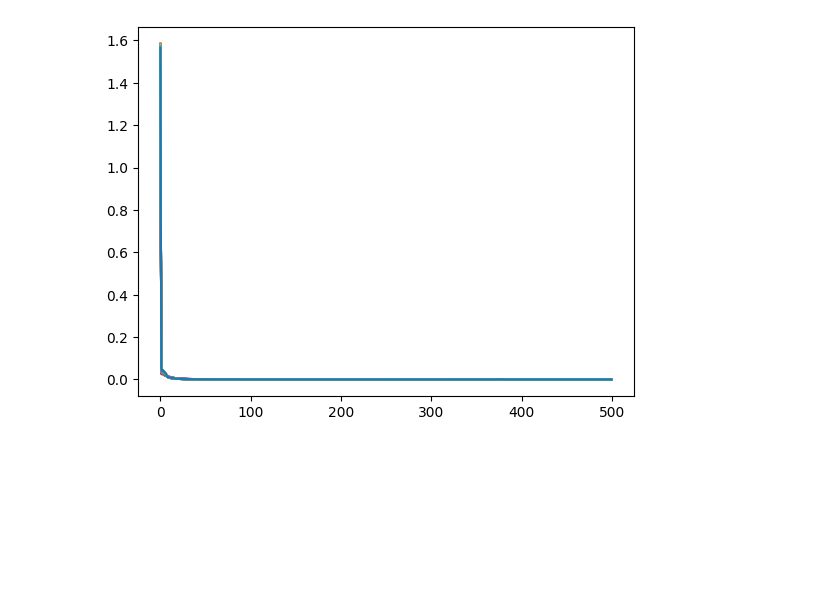
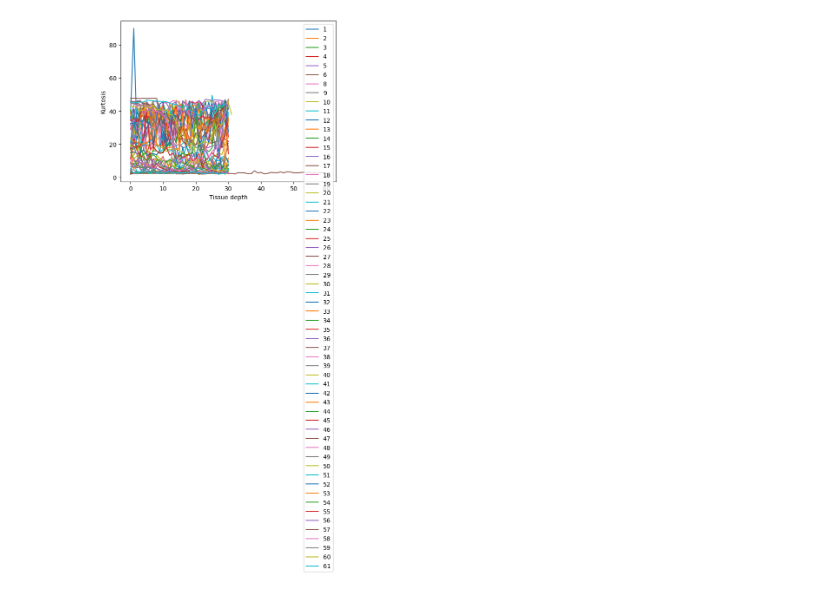
Before and after one commit to siemdejong/skinstression, a Jupyter notebook: notebooks/19-sjg-kurtosis.ipynb, the cells around one changed output. Drawn from its saved outputs; the diff is of its cells as text; code cells hidden in the pictures; blank space fills up the shorter version.

Commit message:
Calculate kurtosis per stack

```diff
--- a/notebooks/19-sjg-kurtosis.ipynb
+++ b/notebooks/19-sjg-kurtosis.ipynb
@@ -36,4 +36,8 @@ def select_channel(img, channel=0):
         return img[:, :, channel]
     except IndexError:
         return img
+# %%
+def select_high_frequencies(spectrum: np.ndarray, threshold: float):
+    frequencies = np.linspace(0, 1, len(spectrum))
+    return spectrum[frequencies > (threshold * np.max(frequencies))]
 # %%
@@ -56,6 +71,27 @@ def calc_spectra_of_stack(directory: str):
-# %%
-directory = "../data/preprocessed/z-stacks/24"
-plt.plot(calc_spectra_of_stack(directory).T)
-plt.show()
-# %% [output]
-[figure, removed]
+# %%
+def determine_directory_order(directory):
+    try:
+        return int(directory.split('/')[3])
+    except ValueError:
+        return np.inf
+# %%
+directories = sorted(
+    glob("../data/z-stacks/**/"),
+    key=determine_directory_order # Glob doesn't automatically order directories.
+)[:-2] # Drop the unsorted and unsure directories.
+
+for directory in directories:
+    # Flip the kurtosis, because we image the skin from below.
+    # Every power below the threshold will be disregarded.
+    kurtosis_along_depth = calc_kurtosis_of_stack(directory, 0.8)
+    plt.plot(
+        np.flip(kurtosis_along_depth),
+        label=directory.split('/')[-2]
+    )
+    plt.xlabel("Tissue depth")
+    plt.ylabel("Kurtosis")
+
+plt.legend()
+plt.show()
+# %% [output]
+[figure, added]
```
Also changed, not shown: parts of 3 cells of this notebook.
